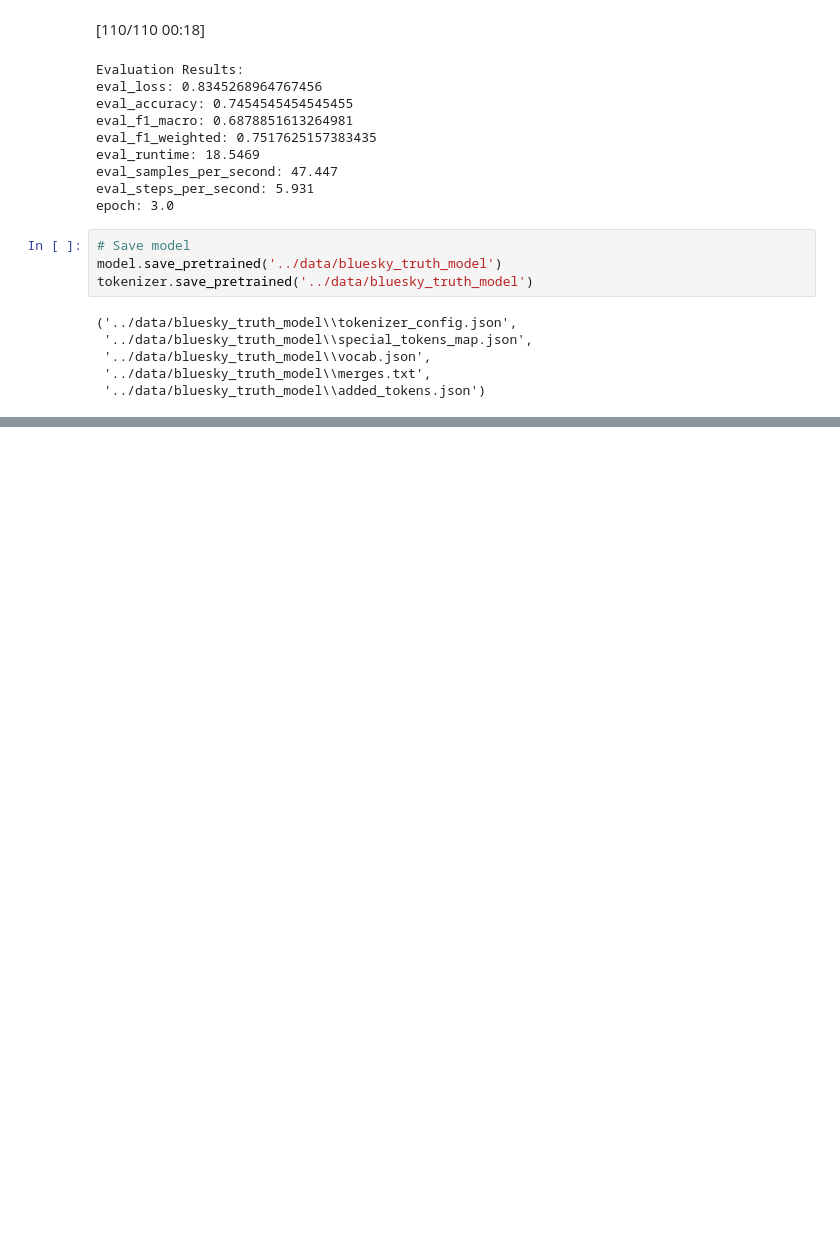
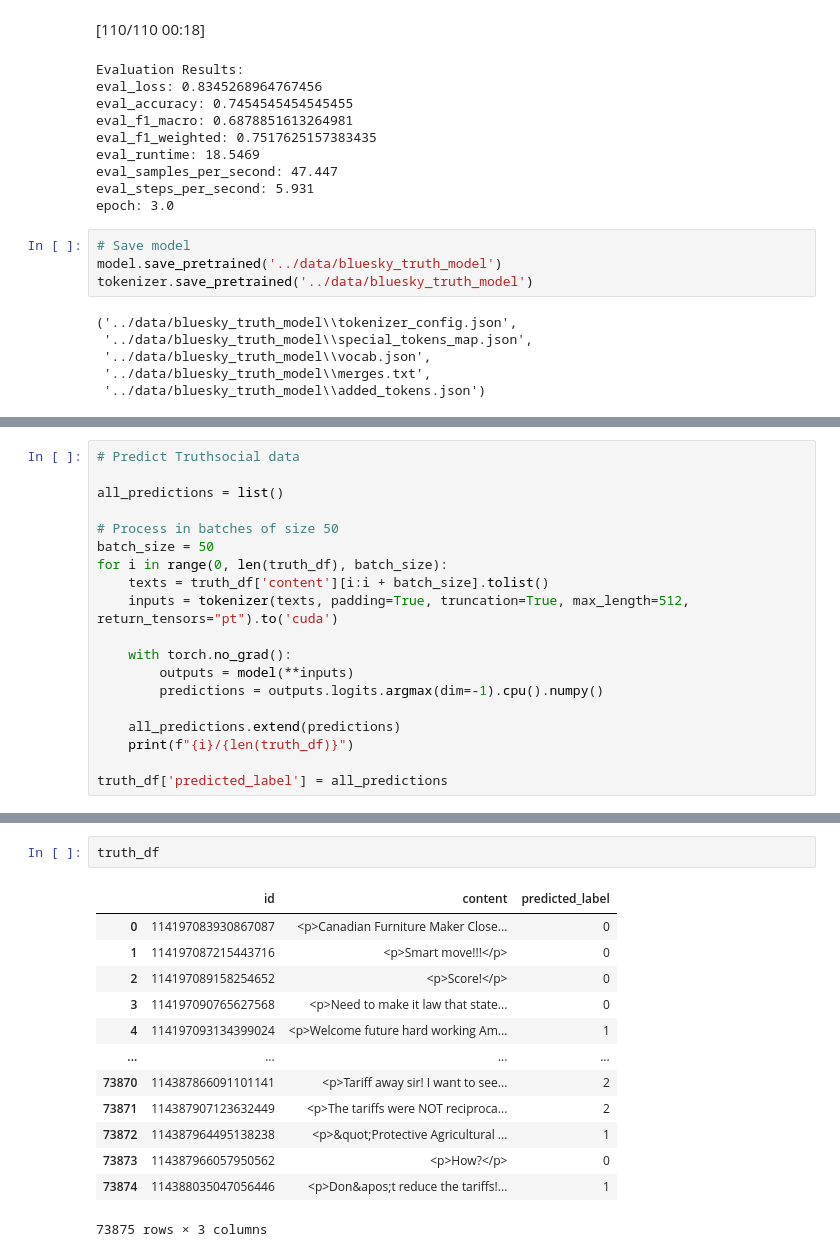
Before and after one commit to Filippo-Corti/SocialMediaMining, a Jupyter notebook: Project/notebooks/BlueskyTruthML.ipynb, the cells around one changed output, grey strips where cells are left out. Saved outputs shown, nothing was run; the diff lists cells and outputs as text; blank space fills up the shorter version.

```diff
--- a/Project/notebooks/BlueskyTruthML.ipynb
+++ b/Project/notebooks/BlueskyTruthML.ipynb
@@ -200,0 +333,19 @@ tokenizer.save_pretrained('../data/bluesky_truth_model')
+# %%
+# Predict Truthsocial data
+
+all_predictions = list()
+
+# Process in batches of size 50
+batch_size = 50
+for i in range(0, len(truth_df), batch_size):
+    texts = truth_df['content'][i:i + batch_size].tolist()
+    inputs = tokenizer(texts, padding=True, truncation=True, max_length=512, return_tensors="pt").to('cuda')
+
+    with torch.no_grad():
+        outputs = model(**inputs)
+        predictions = outputs.logits.argmax(dim=-1).cpu().numpy()
+
+    all_predictions.extend(predictions)
+    print(f"{i}/{len(truth_df)}")
+
+truth_df['predicted_label'] = all_predictions
@@ -200,0 +370,16 @@ tokenizer.save_pretrained('../data/bluesky_truth_model')
+# %%
+truth_df
+# %% [output]
+|  | id | content | predicted_label |
+| 0 | 114197083930867087 | <p>Canadian Furniture Maker Close... | 0 |
+| 1 | 114197087215443716 | <p>Smart move!!!</p> | 0 |
+| 2 | 114197089158254652 | <p>Score!</p> | 0 |
+| 3 | 114197090765627568 | <p>Need to make it law that state... | 0 |
+| 4 | 114197093134399024 | <p>Welcome future hard working Am... | 1 |
+| ... | ... | ... | ... |
+| 73870 | 114387866091101141 | <p>Tariff away sir! I want to see... | 2 |
+| 73871 | 114387907123632449 | <p>The tariffs were NOT reciproca... | 2 |
+| 73872 | 114387964495138238 | <p>&quot;Protective Agricultural ... | 1 |
+| 73873 | 114387966057950562 | <p>How?</p> | 0 |
+| 73874 | 114388035047056446 | <p>Don&apos;t reduce the tariffs!... | 1 |
+73875 rows × 3 columns
```
Also changed, not shown: parts of 12 cells of this notebook, 2 other files.
